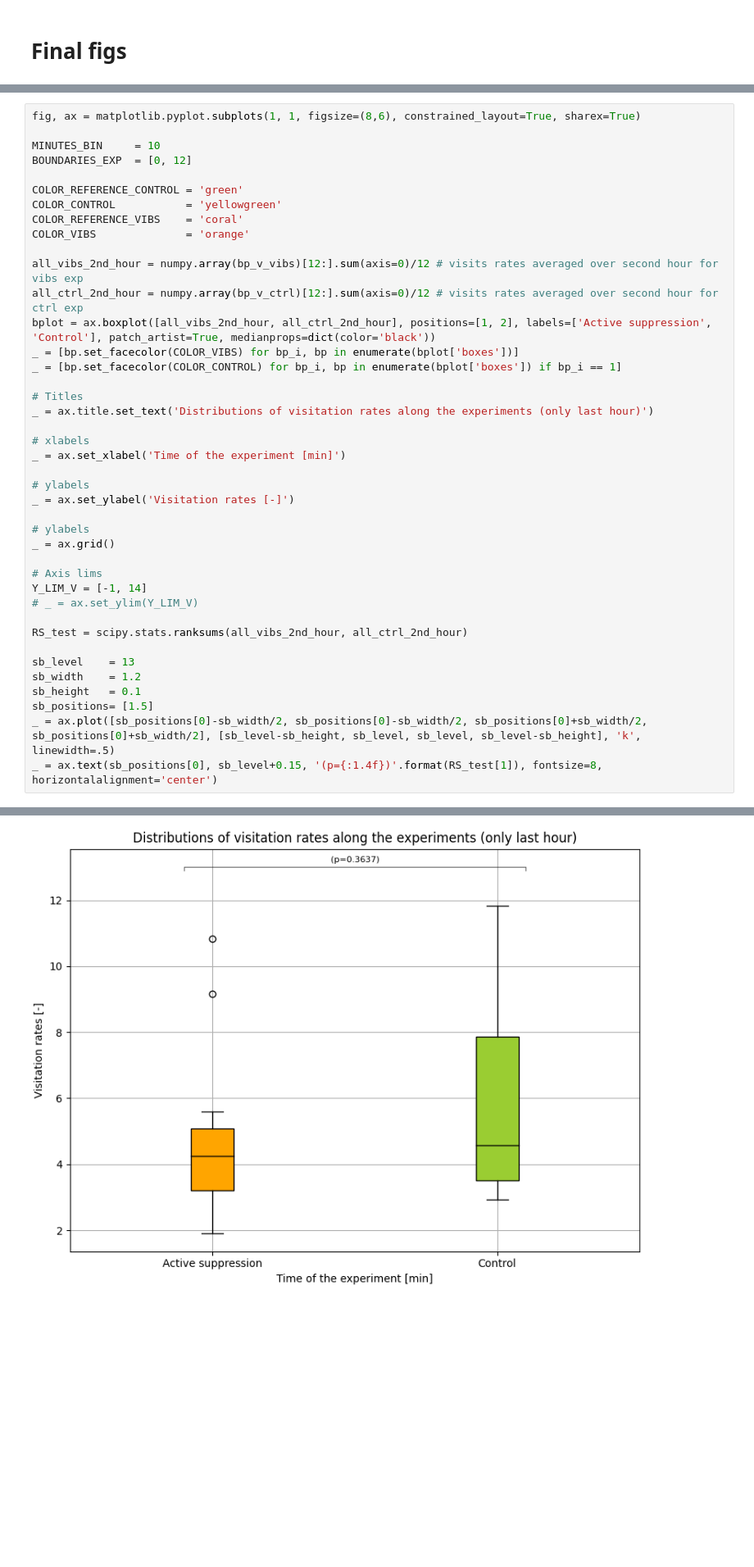
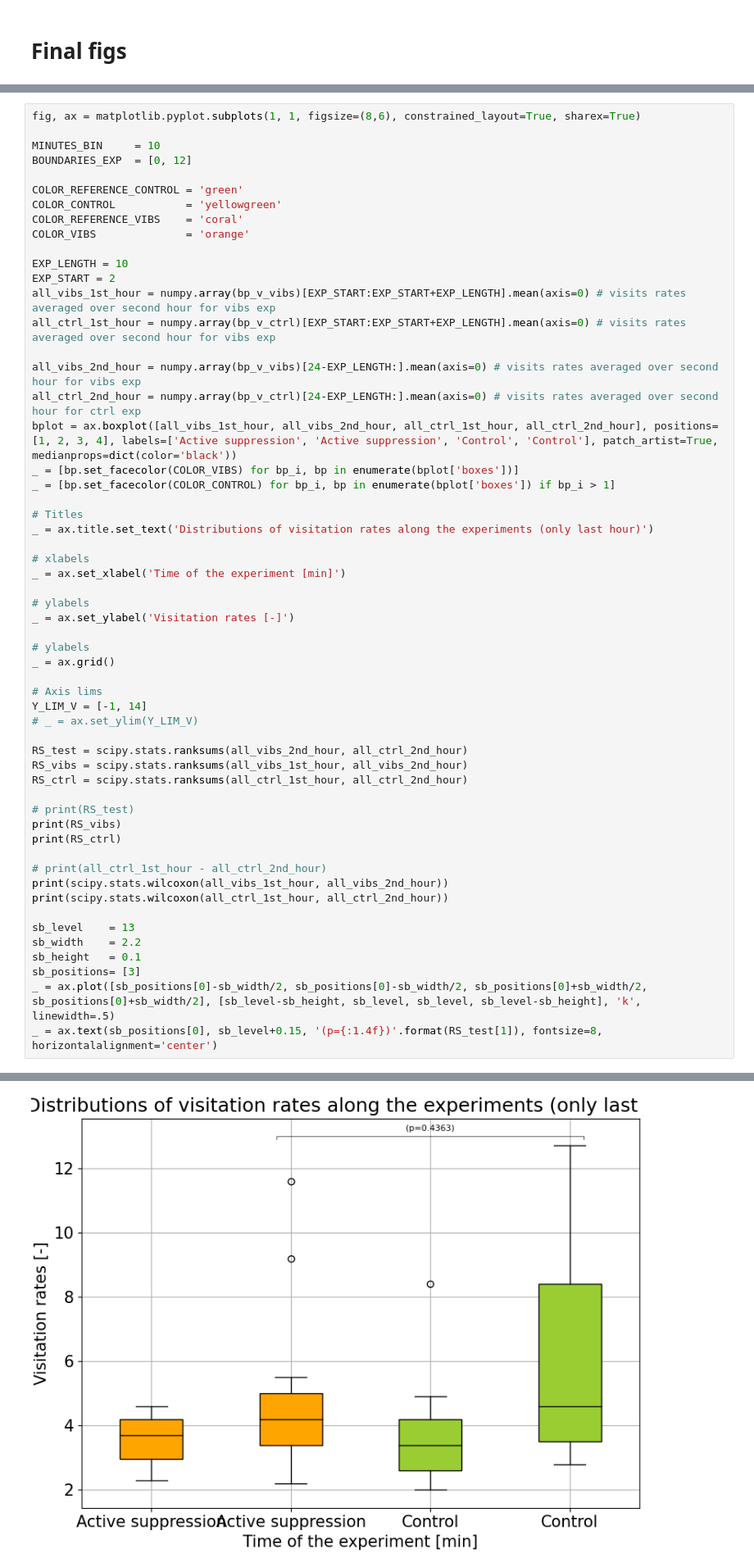
Before and after one commit to MBroisin/Experiments_processing, a Jupyter notebook: 1feeder_eval_5mins.ipynb, the cells around one changed output, grey strips where cells are left out. Shown at 82% size. Cells and saved outputs as stored; diff of their text form; blank space fills up the shorter version.

```diff
--- a/1feeder_eval_5mins.ipynb
+++ b/1feeder_eval_5mins.ipynb
@@ -886,11 +888,16 @@ COLOR_CONTROL           = 'yellowgreen'
 COLOR_REFERENCE_VIBS    = 'coral'
 COLOR_VIBS              = 'orange'
 
-all_vibs_2nd_hour = numpy.array(bp_v_vibs)[12:].sum(axis=0)/12 # visits rates averaged over second hour for vibs exp
-all_ctrl_2nd_hour = numpy.array(bp_v_ctrl)[12:].sum(axis=0)/12 # visits rates averaged over second hour for ctrl exp
-bplot = ax.boxplot([all_vibs_2nd_hour, all_ctrl_2nd_hour], positions=[1, 2], labels=['Active suppression', 'Control'], patch_artist=True, medianprops=dict(color='black'))
+EXP_LENGTH = 10
+EXP_START = 2
+all_vibs_1st_hour = numpy.array(bp_v_vibs)[EXP_START:EXP_START+EXP_LENGTH].mean(axis=0) # visits rates averaged over second hour for vibs exp
+all_ctrl_1st_hour = numpy.array(bp_v_ctrl)[EXP_START:EXP_START+EXP_LENGTH].mean(axis=0) # visits rates averaged over second hour for vibs exp
+
+all_vibs_2nd_hour = numpy.array(bp_v_vibs)[24-EXP_LENGTH:].mean(axis=0) # visits rates averaged over second hour for vibs exp
+all_ctrl_2nd_hour = numpy.array(bp_v_ctrl)[24-EXP_LENGTH:].mean(axis=0) # visits rates averaged over second hour for ctrl exp
+bplot = ax.boxplot([all_vibs_1st_hour, all_vibs_2nd_hour, all_ctrl_1st_hour, all_ctrl_2nd_hour], positions=[1, 2, 3, 4], labels=['Active suppression', 'Active suppression', 'Control', 'Control'], patch_artist=True, medianprops=dict(color='black'))
 _ = [bp.set_facecolor(COLOR_VIBS) for bp_i, bp in enumerate(bplot['boxes'])]
-_ = [bp.set_facecolor(COLOR_CONTROL) for bp_i, bp in enumerate(bplot['boxes']) if bp_i == 1]
+_ = [bp.set_facecolor(COLOR_CONTROL) for bp_i, bp in enumerate(bplot['boxes']) if bp_i > 1]
 
 # Titles
 _ = ax.title.set_text('Distributions of visitation rates along the experiments (only last hour)')
@@ -909,11 +916,21 @@ Y_LIM_V = [-1, 14]
 # _ = ax.set_ylim(Y_LIM_V)
 
 RS_test = scipy.stats.ranksums(all_vibs_2nd_hour, all_ctrl_2nd_hour)
+RS_vibs = scipy.stats.ranksums(all_vibs_1st_hour, all_vibs_2nd_hour)
+RS_ctrl = scipy.stats.ranksums(all_ctrl_1st_hour, all_ctrl_2nd_hour)
+
+# print(RS_test)
+print(RS_vibs)
+print(RS_ctrl)
+
+# print(all_ctrl_1st_hour - all_ctrl_2nd_hour)
+print(scipy.stats.wilcoxon(all_vibs_1st_hour, all_vibs_2nd_hour))
+print(scipy.stats.wilcoxon(all_ctrl_1st_hour, all_ctrl_2nd_hour))
 
 sb_level    = 13
-sb_width    = 1.2
+sb_width    = 2.2
 sb_height   = 0.1
-sb_positions= [1.5]
+sb_positions= [3]
 _ = ax.plot([sb_positions[0]-sb_width/2, sb_positions[0]-sb_width/2, sb_positions[0]+sb_width/2, sb_positions[0]+sb_width/2], [sb_level-sb_height, sb_level, sb_level, sb_level-sb_height], 'k', linewidth=.5)
 _ = ax.text(sb_positions[0], sb_level+0.15, '(p={:1.4f})'.format(RS_test[1]), fontsize=8, horizontalalignment='center')
 # %% [output]
@@ -920 +941 @@ _ = ax.text(sb_positions[0], sb_level+0.15, '(p={:1.4f})'.format(RS_test[1]), fo
-[figure, old version]
+[figure, new version]
```
Also changed, not shown: parts of 10 cells of this notebook, 9 other files.
